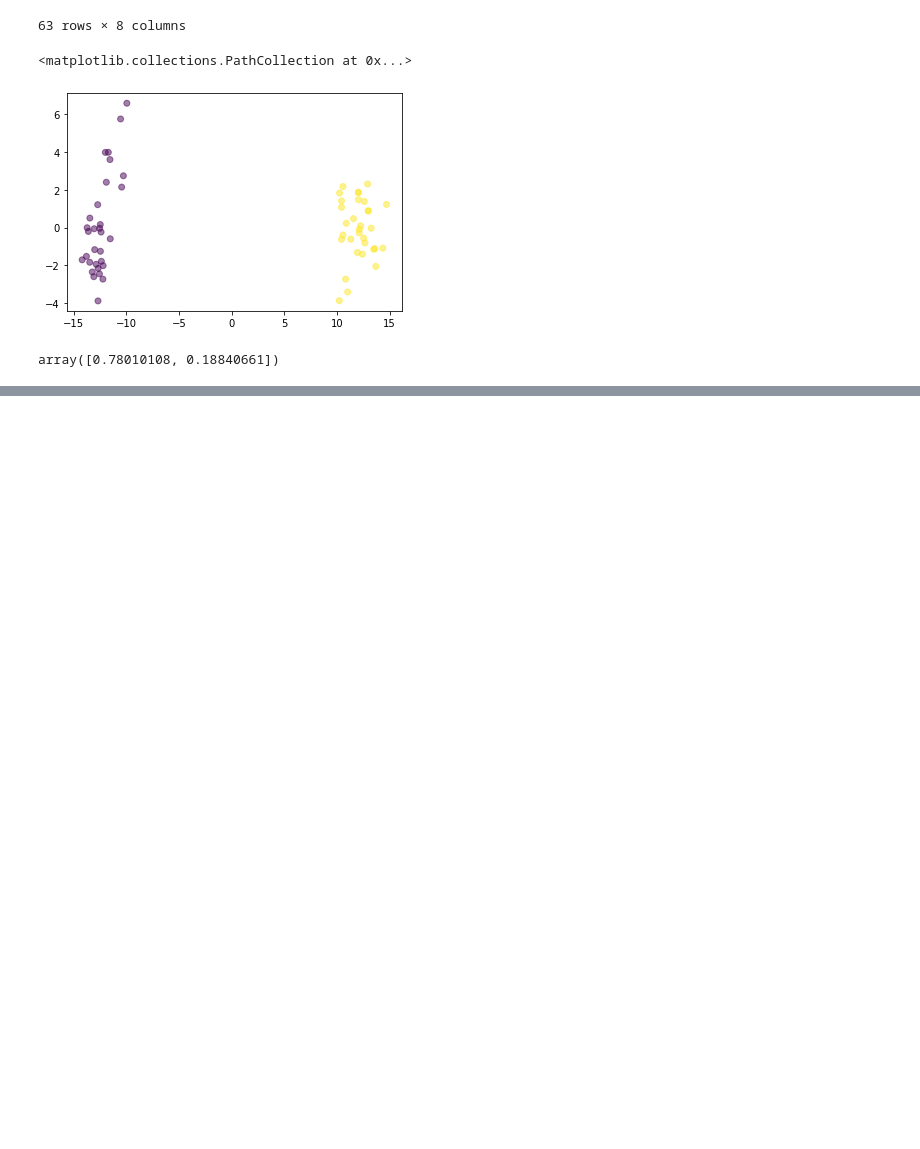
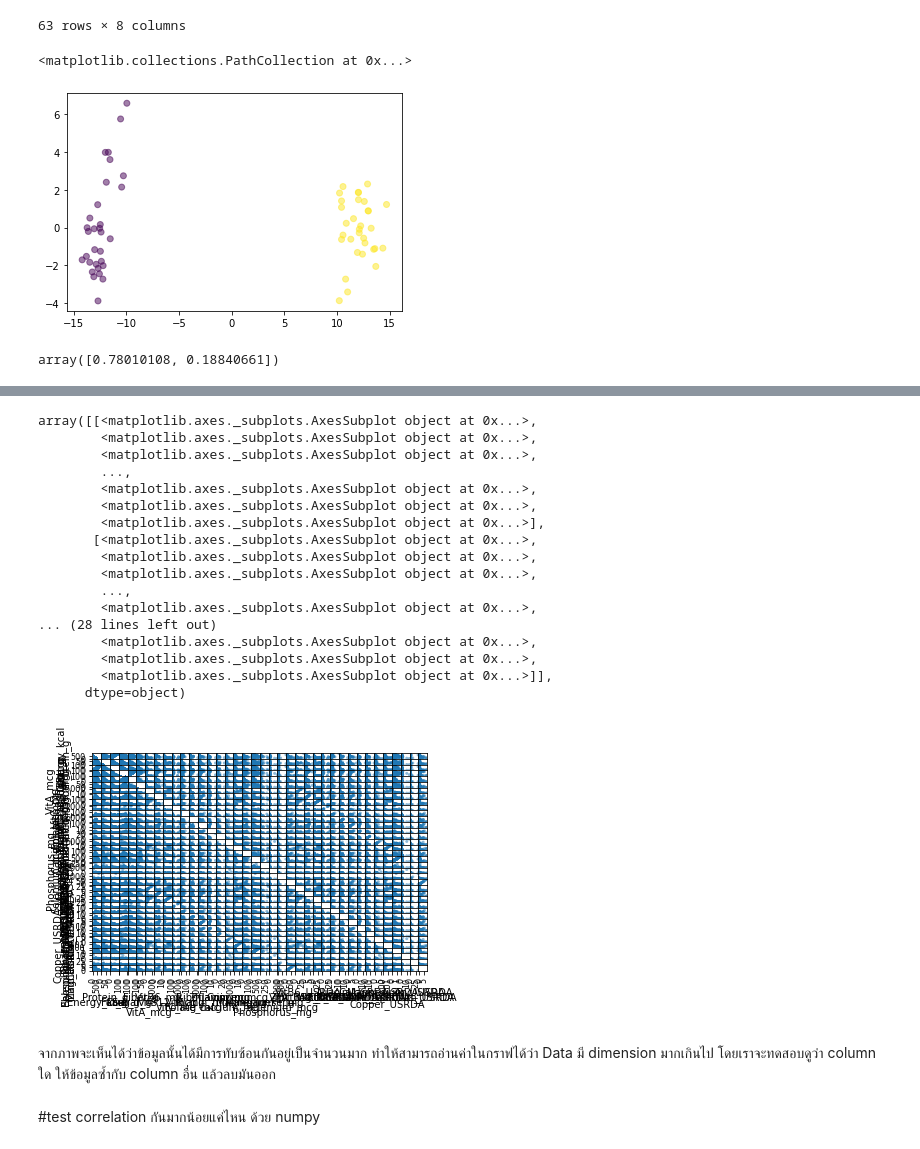
Before and after one commit to chalarm1405/multivariate, a Jupyter notebook: Exam01.ipynb, the cells around one changed output, grey strips where cells are left out. Saved outputs shown, nothing was run; the diff lists cells and outputs as text; code cells hidden in the pictures; blank space fills up the shorter version.

```diff
--- a/Exam01.ipynb
+++ b/Exam01.ipynb
@@ -250,0 +266,3 @@ plt.ylabel('fat'); ##ชื่อแกน y
+# %%
+data = pd.read_csv('nndb_flat.csv')
+data.head(10)
@@ -250,0 +285,3 @@ plt.ylabel('fat'); ##ชื่อแกน y
+# %%
+data_kk = data.iloc[:,7:] #ทดสอบดูว่า column ใด ให้ข้อมูลซ้ำกับ column อื่น แล้วลบออก #ที่เลือกข้อมูลลำดับที่ 7 เพราะเราจะลเือกเฉพาะตัวเลข
+data_kk.head()
@@ -250,0 +295,25 @@ plt.ylabel('fat'); ##ชื่อแกน y
+# %%
+pd.plotting.scatter_matrix(data_kk ) #ทำการ plot scatter matrix เพื่อดูการกระจายของ data ในมุมมองต่างๆ
+# %% [output]
+array([[<matplotlib.axes._subplots.AxesSubplot object at 0x...>,
+        <matplotlib.axes._subplots.AxesSubplot object at 0x...>,
+        <matplotlib.axes._subplots.AxesSubplot object at 0x...>,
+        ...,
+        <matplotlib.axes._subplots.AxesSubplot object at 0x...>,
+        <matplotlib.axes._subplots.AxesSubplot object at 0x...>,
+        <matplotlib.axes._subplots.AxesSubplot object at 0x...>],
+       [<matplotlib.axes._subplots.AxesSubplot object at 0x...>,
+        <matplotlib.axes._subplots.AxesSubplot object at 0x...>,
+        <matplotlib.axes._subplots.AxesSubplot object at 0x...>,
+        ...,
+        <matplotlib.axes._subplots.AxesSubplot object at 0x...>,
+... (28 lines left out)
+        <matplotlib.axes._subplots.AxesSubplot object at 0x...>,
+        <matplotlib.axes._subplots.AxesSubplot object at 0x...>,
+        <matplotlib.axes._subplots.AxesSubplot object at 0x...>]],
+      dtype=object)
+[figure, added]
+# %% [markdown]
+จากภาพจะเห็นได้ว่าข้อมูลนั้นได้มีการทับซ้อนกันอยู่เป็นจำนวนมาก ทำให้สามารถอ่านค่าในกราฟได้ว่า Data มี dimension มากเกินไป โดยเราจะทดสอบดูว่า column ใด ให้ข้อมูลซ้ำกับ column อื่น แล้วลบมันออก
+# %% [markdown]
+#test correlation กันมากน้อยแค่ไหน ด้วย numpy
```
Also changed, not shown: parts of 33 cells of this notebook.
